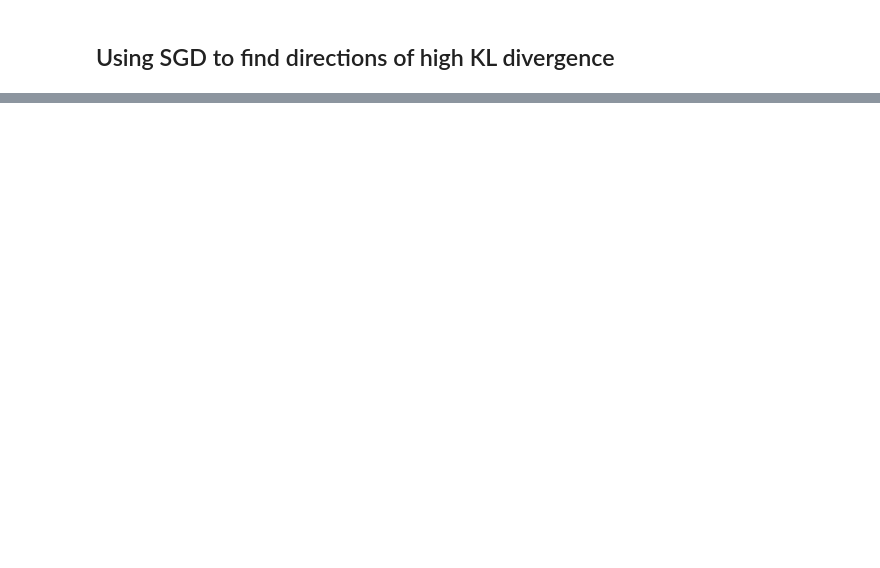
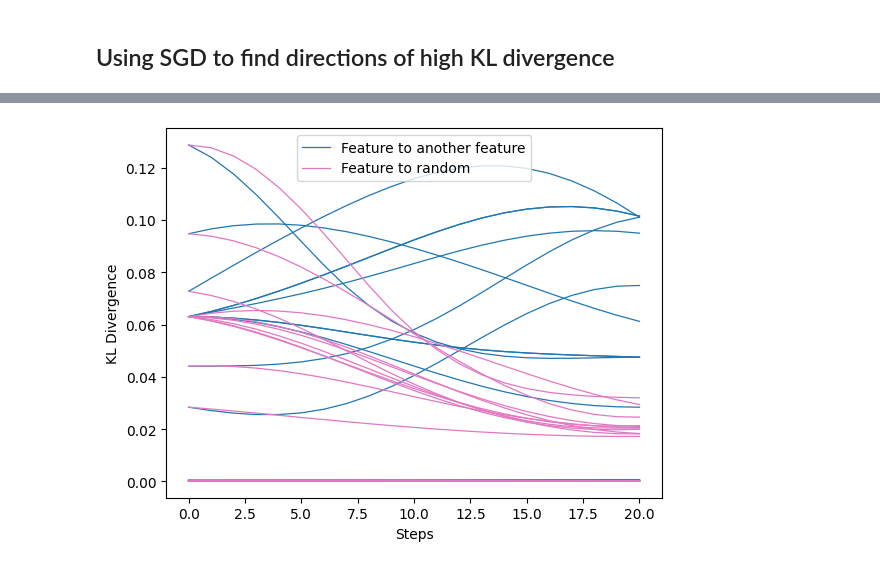
Before and after one commit to jettjaniak/teren, a Jupyter notebook: notebooks/sensitivity_landscape.ipynb, the cells around one changed output, grey strips where cells are left out. Drawn from its saved outputs; the diff is of its cells as text; code cells hidden in the pictures; blank space fills up the shorter version.

```diff
--- a/notebooks/sensitivity_landscape.ipynb
+++ b/notebooks/sensitivity_landscape.ipynb
@@ -835,0 +983,15 @@ plt.show()
+# %%
+def get_feature_to_another_feature_perturbations(sae, feature_idx, other_feature_id, num_steps, scale, use_slerp):
+    other_feature_direction = sae.W_dec[other_feature_id]
+    other_feature_direction = other_feature_direction / other_feature_direction.norm()
+    PerturbationClass = SphericalFeatureToRandomPerturbation if use_slerp else FeatureToRandomPerturbation
+    return [PerturbationClass(sae, feature_idx, other_feature_direction, num_steps, scale)]
+
+def get_feature_to_random_dir_perturbations(sae, feature_idx, num_steps, scale, use_slerp):
+    random_direction = torch.randn(sae.W_dec.shape[1], device=device)
+    random_direction = random_direction / random_direction.norm()
+    PerturbationClass = SphericalFeatureToRandomPerturbation if use_slerp else FeatureToRandomPerturbation
+    return [PerturbationClass(sae, feature_idx, random_direction, num_steps, scale)]
+# %%
+feature_to_feature_kl_divs = []
+feature_to_random = []
@@ -835,0 +1044,20 @@ plt.show()
+# %%
+for i, kl_div_f2f in enumerate(feature_to_feature_kl_divs):
+    label = None
+    if i == 0:
+        label = 'Feature to another feature'
+    plt.plot(kl_div_f2f[0].numpy(), color='tab:blue', linewidth=0.9, label=label)
+
+for i, kl_div_rand in enumerate(feature_to_random):
+    label = None
+    if i == 0:
+        label = 'Feature to random'
+    plt.plot(kl_div_rand[0].numpy(), color='tab:pink', linewidth=0.9, label=label)
+
+
+plt.xlabel("Steps")
+plt.ylabel(f"KL Divergence")
+plt.legend()
+plt.show()
+# %% [output]
+[figure, added]
```
Also changed, not shown: parts of 40 cells of this notebook.
